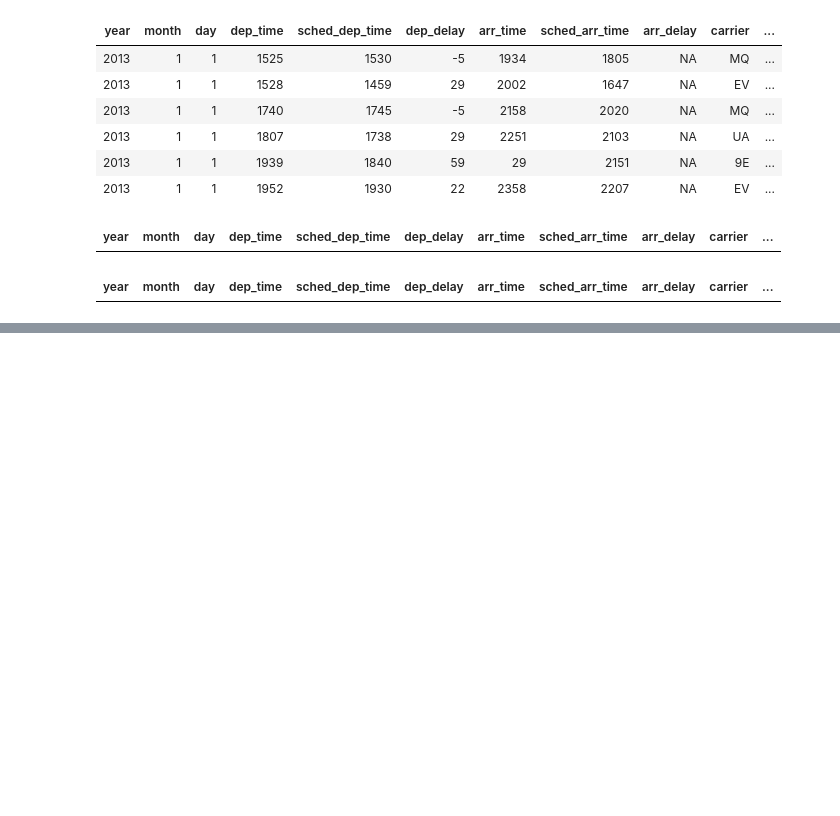
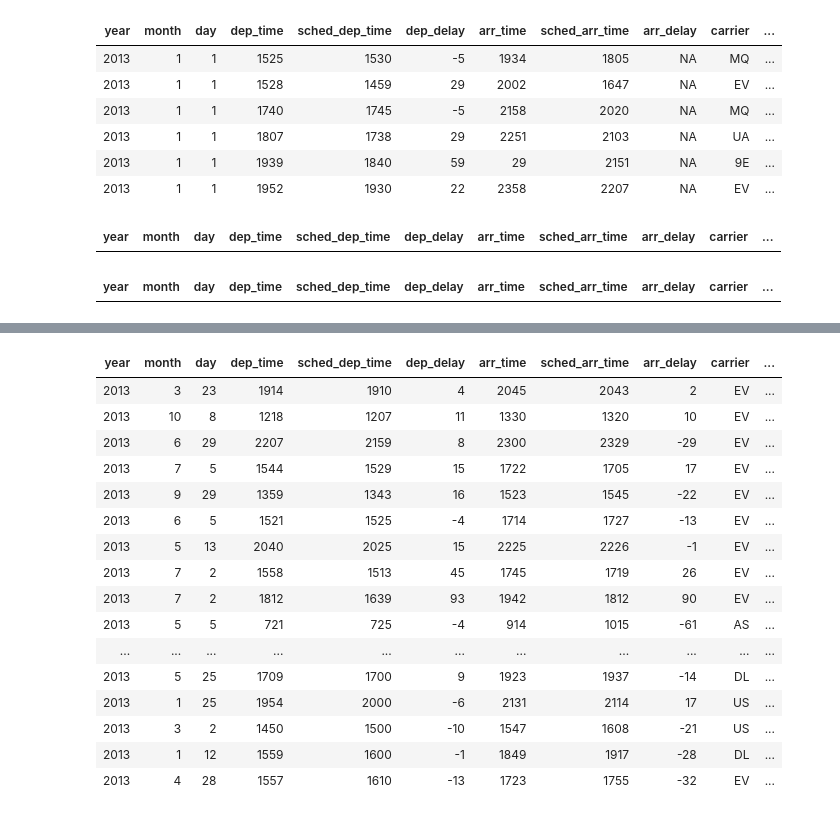
Before and after one commit to khanhnguyendata/R-for-data-science, a Jupyter notebook: 3-Data_transformation_with_dplyr/3.ipynb, the cells around one changed output, grey strips where cells are left out. Saved outputs shown, nothing was run; the diff lists cells and outputs as text; code cells hidden in the pictures; blank space fills up the shorter version.

```diff
--- a/3-Data_transformation_with_dplyr/3.ipynb
+++ b/3-Data_transformation_with_dplyr/3.ipynb
@@ -773,0 +1003,28 @@ filter(!(is.na(dep_delay) | is.na(arr_delay)) & is.na(air_time))
+# %%
+# 6
+df6 <- flights %>%
+filter(!is.na(air_time)) %>%
+group_by(origin, dest) %>%
+mutate(mean_airtime = mean(air_time), sd_airtime = sd(air_time)) %>%
+filter(air_time < mean(air_time) - 3 * sd(air_time)) %>%
+arrange(origin, dest)
+
+df6
+# %% [output]
+| year | month | day | dep_time | sched_dep_time | dep_delay | arr_time | sched_arr_time | arr_delay | carrier | ... |
+| 2013 | 3 | 23 | 1914 | 1910 | 4 | 2045 | 2043 | 2 | EV | ... |
+| 2013 | 10 | 8 | 1218 | 1207 | 11 | 1330 | 1320 | 10 | EV | ... |
+| 2013 | 6 | 29 | 2207 | 2159 | 8 | 2300 | 2329 | -29 | EV | ... |
+| 2013 | 7 | 5 | 1544 | 1529 | 15 | 1722 | 1705 | 17 | EV | ... |
+| 2013 | 9 | 29 | 1359 | 1343 | 16 | 1523 | 1545 | -22 | EV | ... |
+| 2013 | 6 | 5 | 1521 | 1525 | -4 | 1714 | 1727 | -13 | EV | ... |
+| 2013 | 5 | 13 | 2040 | 2025 | 15 | 2225 | 2226 | -1 | EV | ... |
+| 2013 | 7 | 2 | 1558 | 1513 | 45 | 1745 | 1719 | 26 | EV | ... |
+| 2013 | 7 | 2 | 1812 | 1639 | 93 | 1942 | 1812 | 90 | EV | ... |
+| 2013 | 5 | 5 | 721 | 725 | -4 | 914 | 1015 | -61 | AS | ... |
+| ... | ... | ... | ... | ... | ... | ... | ... | ... | ... | ... |
+| 2013 | 5 | 25 | 1709 | 1700 | 9 | 1923 | 1937 | -14 | DL | ... |
+| 2013 | 1 | 25 | 1954 | 2000 | -6 | 2131 | 2114 | 17 | US | ... |
+| 2013 | 3 | 2 | 1450 | 1500 | -10 | 1547 | 1608 | -21 | US | ... |
+| 2013 | 1 | 12 | 1559 | 1600 | -1 | 1849 | 1917 | -28 | DL | ... |
+| 2013 | 4 | 28 | 1557 | 1610 | -13 | 1723 | 1755 | -32 | EV | ... |
```
Also changed, not shown: parts of 21 cells of this notebook, 1 other file.
